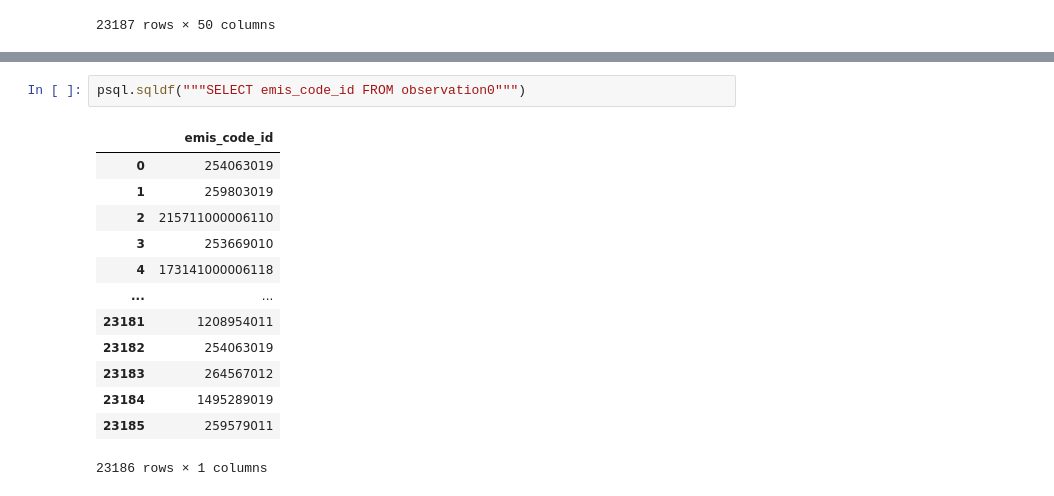
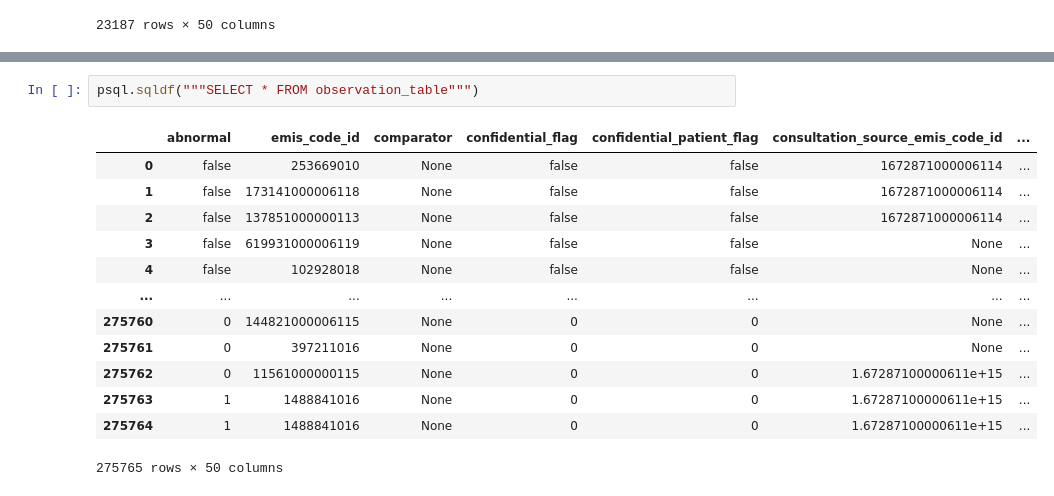
Before and after one commit to rpenn97/EMIS_task, a Jupyter notebook: solution/solution_py.ipynb, the cells around one changed output, grey strips where cells are left out. Drawn from its saved outputs; the diff is of its cells as text.

```diff
--- a/solution/solution_py.ipynb
+++ b/solution/solution_py.ipynb
@@ -132,16 +103,16 @@ medication_table
 # %%
-psql.sqldf("""SELECT emis_code_id FROM observation0""")
+psql.sqldf("""SELECT * FROM observation_table""")
 # %% [output]
-|  | emis_code_id |
-| 0 | 254063019 |
-| 1 | 259803019 |
-| 2 | 215711000006110 |
-| 3 | 253669010 |
-| 4 | 173141000006118 |
-| ... | ... |
-| 23181 | 1208954011 |
-| 23182 | 254063019 |
-| 23183 | 264567012 |
-| 23184 | 1495289019 |
-| 23185 | 259579011 |
+|  | abnormal | emis_code_id | comparator | confidential_flag | confidential_patient_flag | consultation_source_emis_code_id | ... |
+| 0 | false | 253669010 | None | false | false | 1672871000006114 | ... |
+| 1 | false | 173141000006118 | None | false | false | 1672871000006114 | ... |
+| 2 | false | 137851000000113 | None | false | false | 1672871000006114 | ... |
+| 3 | false | 619931000006119 | None | false | false | None | ... |
+| 4 | false | 102928018 | None | false | false | None | ... |
+| ... | ... | ... | ... | ... | ... | ... | ... |
+| 275760 | 0 | 144821000006115 | None | 0 | 0 | None | ... |
+| 275761 | 0 | 397211016 | None | 0 | 0 | None | ... |
+| 275762 | 0 | 11561000000115 | None | 0 | 0 | 1.67287100000611e+15 | ... |
+| 275763 | 1 | 1488841016 | None | 0 | 0 | 1.67287100000611e+15 | ... |
+| 275764 | 1 | 1488841016 | None | 0 | 0 | 1.67287100000611e+15 | ... |
-23186 rows × 1 columns
+275765 rows × 50 columns
```
Also changed, not shown: parts of 10 cells of this notebook.
